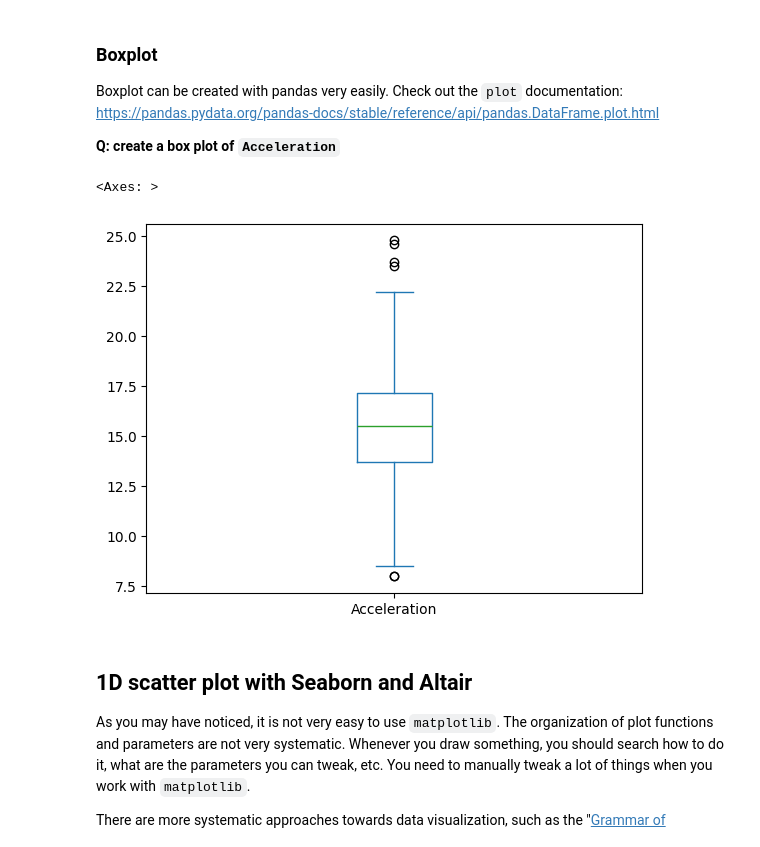
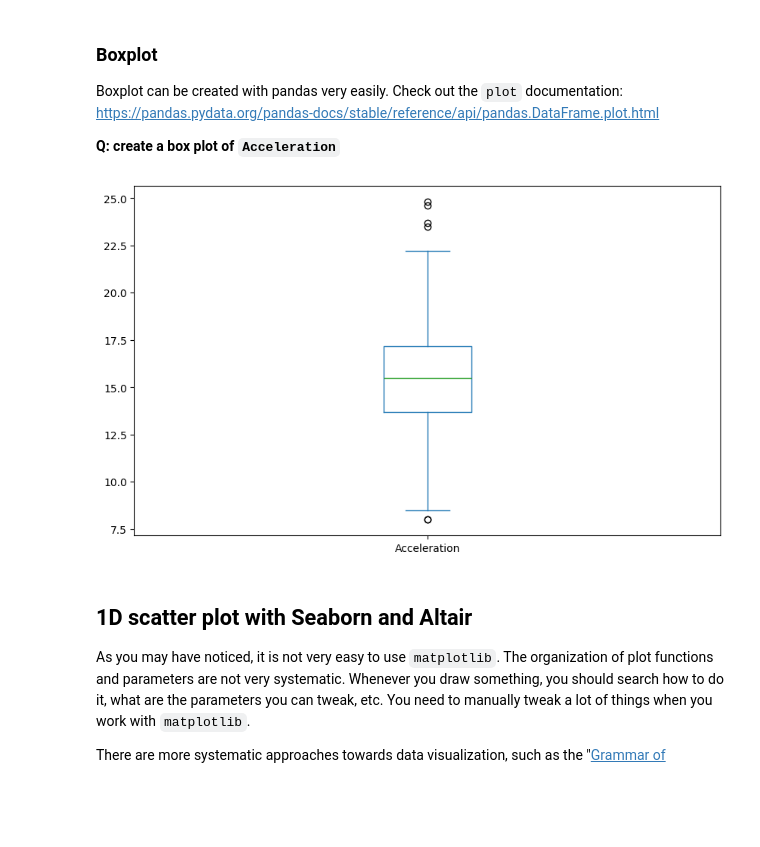
Before and after one commit to KSachin13/dataviz, a Jupyter notebook: docs/w06-encoding/assigment_m06A_visual_encoding.ipynb, the cells around one changed output. Drawn from its saved outputs; the diff is of its cells as text; code cells hidden in the pictures; blank space fills up the shorter version.

```diff
--- a/docs/w06-encoding/assigment_m06A_visual_encoding.ipynb
+++ b/docs/w06-encoding/assigment_m06A_visual_encoding.ipynb
@@ -265,16 +265,15 @@ Boxplot can be created with pandas very easily. Check out the `plot` documentati
 # %%
 # YOUR SOLUTION HERE
 plt.figure(figsize=(10, 6))
 cars['Acceleration'].plot.box()
 
 # Labels and Title
-plt.title("Boxplot of Car Acceleration")
-plt.ylabel("Acceleration (0–60 mph in seconds)")
+#plt.title("Acceleration")
+#plt.ylabel("Acceleration (0–60 mph in seconds)")
 
 plt.show()
 # %% [output]
-<Axes: >
-[figure, old version]
+[figure, new version]
 # %% [markdown]
 ## 1D scatter plot with Seaborn and Altair
 
```
